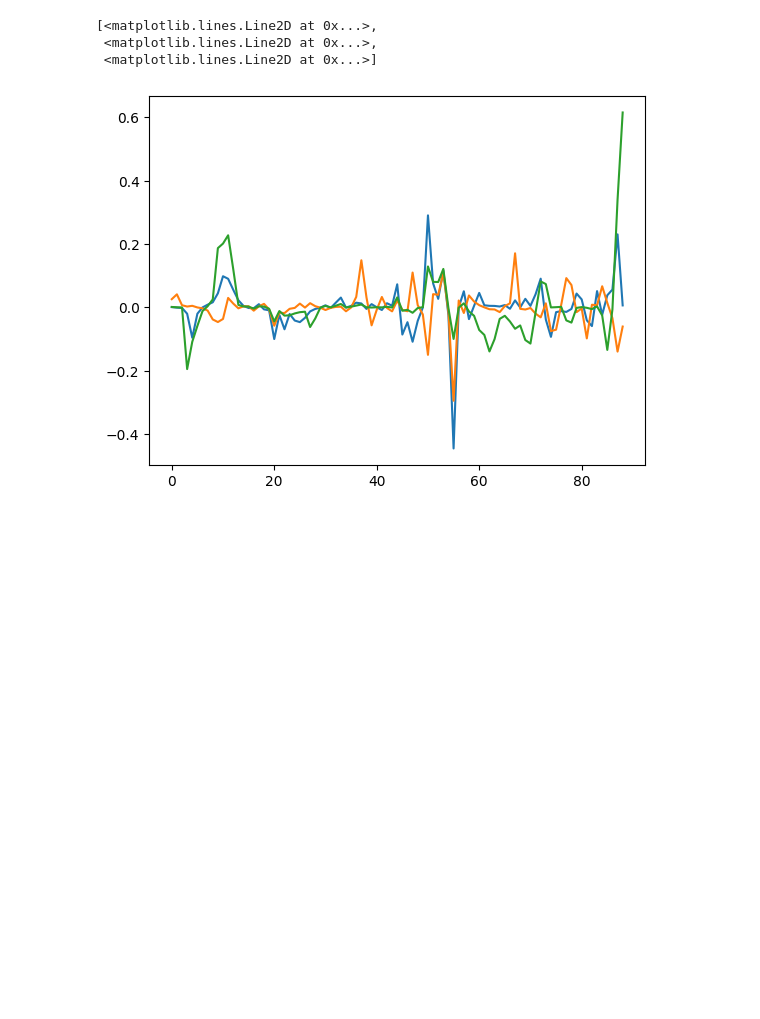
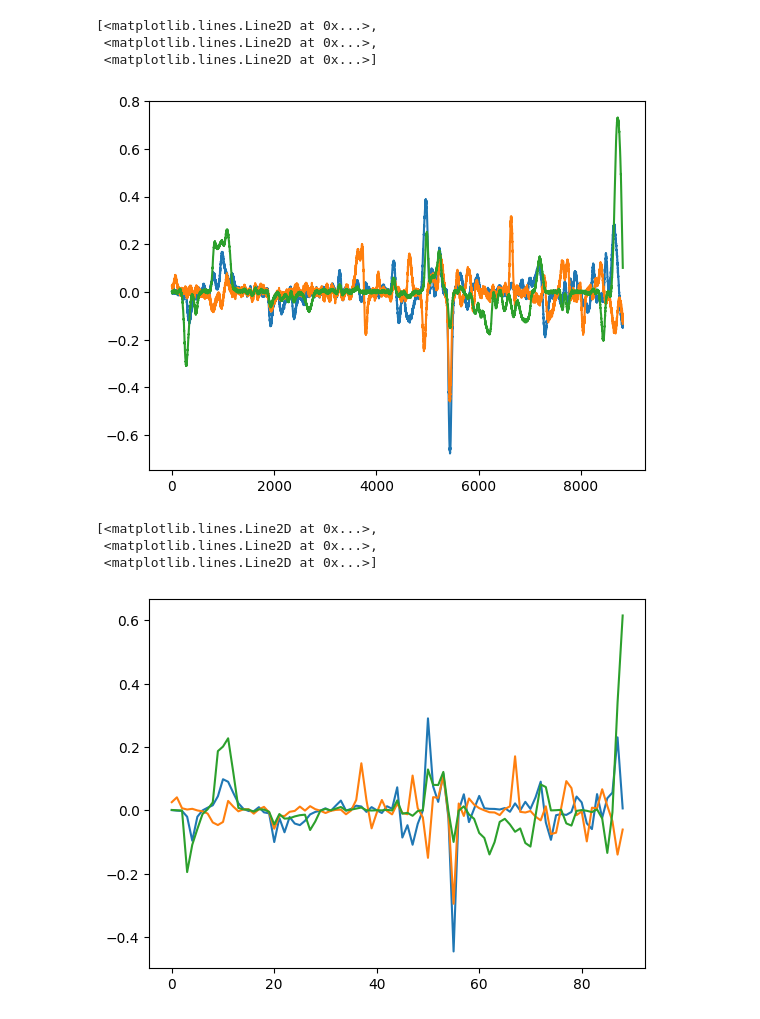
Before and after one commit to ZYVE255/encs6181_project, a Jupyter notebook: drone_sim.ipynb, the cells around one changed output. Drawn from its saved outputs; the diff is of its cells as text; code cells hidden in the pictures; blank space fills up the shorter version.

```diff
--- a/drone_sim.ipynb
+++ b/drone_sim.ipynb
@@ -39,3 +58,10 @@ plt.plot(gyr)
+# %%
+plt.plot(imu_gyr)
+# %% [output]
+[<matplotlib.lines.Line2D at 0x...>,
+ <matplotlib.lines.Line2D at 0x...>,
+ <matplotlib.lines.Line2D at 0x...>]
+[figure, added]
 # %%
 import numpy as np
 
```
Also changed, not shown: parts of 11 cells of this notebook.
